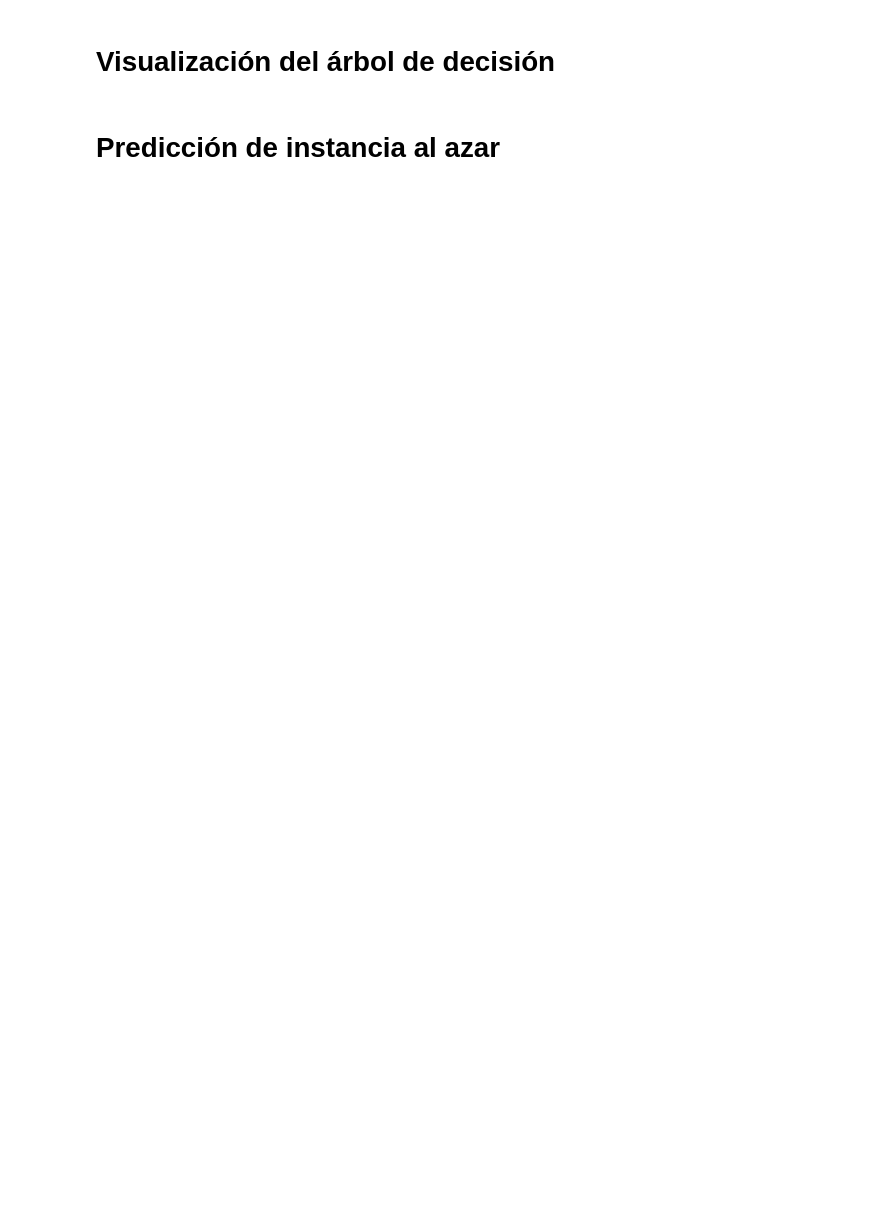
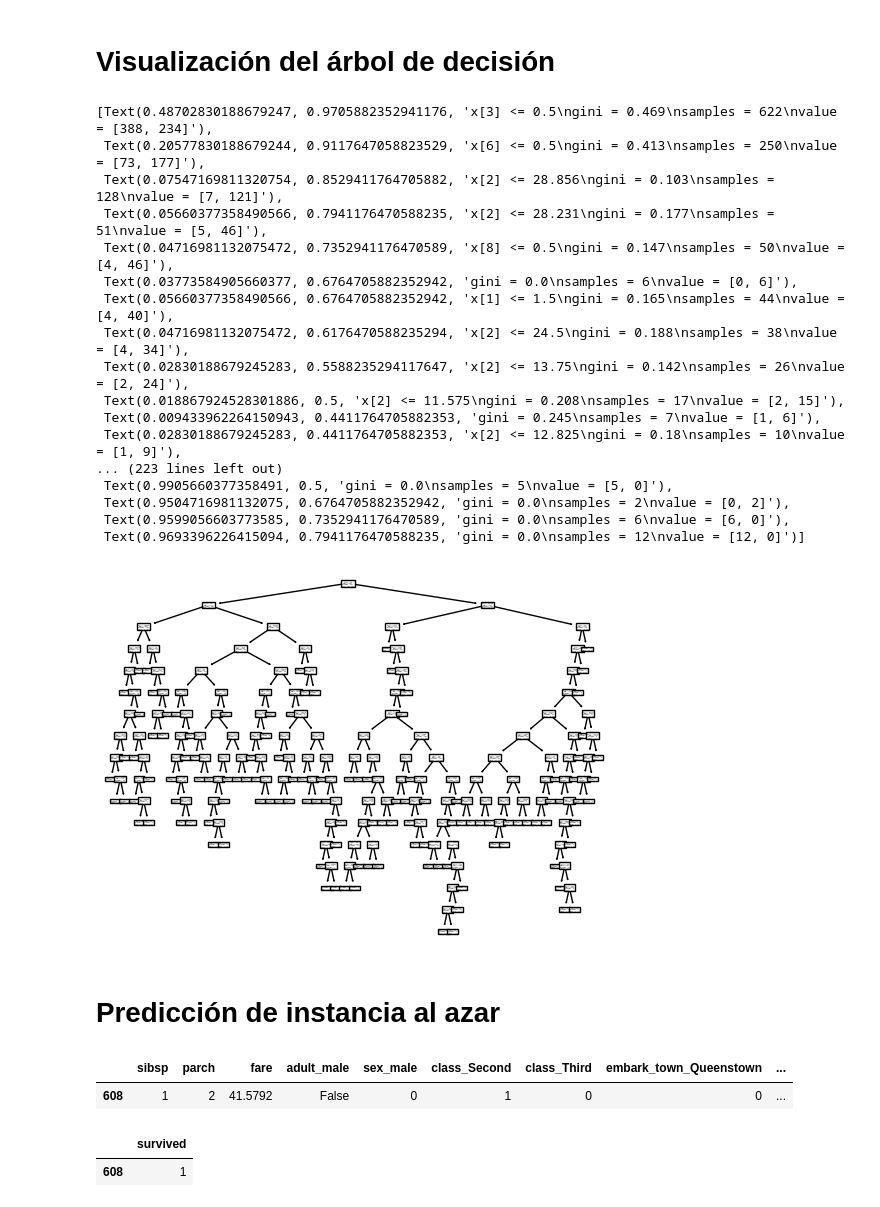
Before and after one commit to JoaqSM/ML_course-colab-files, a Jupyter notebook: Titanic_DecisionTree.ipynb, the cells around one changed output. Cells and saved outputs as stored; diff of their text form; code cells hidden in the pictures; blank space fills up the shorter version.

```diff
--- a/Titanic_DecisionTree.ipynb
+++ b/Titanic_DecisionTree.ipynb
@@ -78,4 +122,25 @@ dtree = dtree.fit(X_train, y_train)
 # %% [markdown]
 # Visualización del árbol de decisión
+# %%
+tree.plot_tree(dtree)
+# %% [output]
+[Text(0.48702830188679247, 0.9705882352941176, 'x[3] <= 0.5\ngini = 0.469\nsamples = 622\nvalue = [388, 234]'),
+ Text(0.20577830188679244, 0.9117647058823529, 'x[6] <= 0.5\ngini = 0.413\nsamples = 250\nvalue = [73, 177]'),
+ Text(0.07547169811320754, 0.8529411764705882, 'x[2] <= 28.856\ngini = 0.103\nsamples = 128\nvalue = [7, 121]'),
+ Text(0.05660377358490566, 0.7941176470588235, 'x[2] <= 28.231\ngini = 0.177\nsamples = 51\nvalue = [5, 46]'),
+ Text(0.04716981132075472, 0.7352941176470589, 'x[8] <= 0.5\ngini = 0.147\nsamples = 50\nvalue = [4, 46]'),
+ Text(0.03773584905660377, 0.6764705882352942, 'gini = 0.0\nsamples = 6\nvalue = [0, 6]'),
+ Text(0.05660377358490566, 0.6764705882352942, 'x[1] <= 1.5\ngini = 0.165\nsamples = 44\nvalue = [4, 40]'),
+ Text(0.04716981132075472, 0.6176470588235294, 'x[2] <= 24.5\ngini = 0.188\nsamples = 38\nvalue = [4, 34]'),
+ Text(0.02830188679245283, 0.5588235294117647, 'x[2] <= 13.75\ngini = 0.142\nsamples = 26\nvalue = [2, 24]'),
+ Text(0.018867924528301886, 0.5, 'x[2] <= 11.575\ngini = 0.208\nsamples = 17\nvalue = [2, 15]'),
+ Text(0.009433962264150943, 0.4411764705882353, 'gini = 0.245\nsamples = 7\nvalue = [1, 6]'),
+ Text(0.02830188679245283, 0.4411764705882353, 'x[2] <= 12.825\ngini = 0.18\nsamples = 10\nvalue = [1, 9]'),
+... (223 lines left out)
+ Text(0.9905660377358491, 0.5, 'gini = 0.0\nsamples = 5\nvalue = [5, 0]'),
+ Text(0.9504716981132075, 0.6764705882352942, 'gini = 0.0\nsamples = 2\nvalue = [0, 2]'),
+ Text(0.9599056603773585, 0.7352941176470589, 'gini = 0.0\nsamples = 6\nvalue = [6, 0]'),
+ Text(0.9693396226415094, 0.7941176470588235, 'gini = 0.0\nsamples = 12\nvalue = [12, 0]')]
+[figure, added]
 # %% [markdown]
 # Predicción de instancia al azar
@@ -81,0 +152,10 @@ dtree = dtree.fit(X_train, y_train)
+# %%
+sample_X
+# %% [output]
+|  | sibsp | parch | fare | adult_male | sex_male | class_Second | class_Third | embark_town_Queenstown | ... |
+| 608 | 1 | 2 | 41.5792 | False | 0 | 1 | 0 | 0 | ... |
+# %%
+sample_y
+# %% [output]
+|  | survived |
+| 608 | 1 |
```
Also changed, not shown: parts of 11 cells of this notebook.
